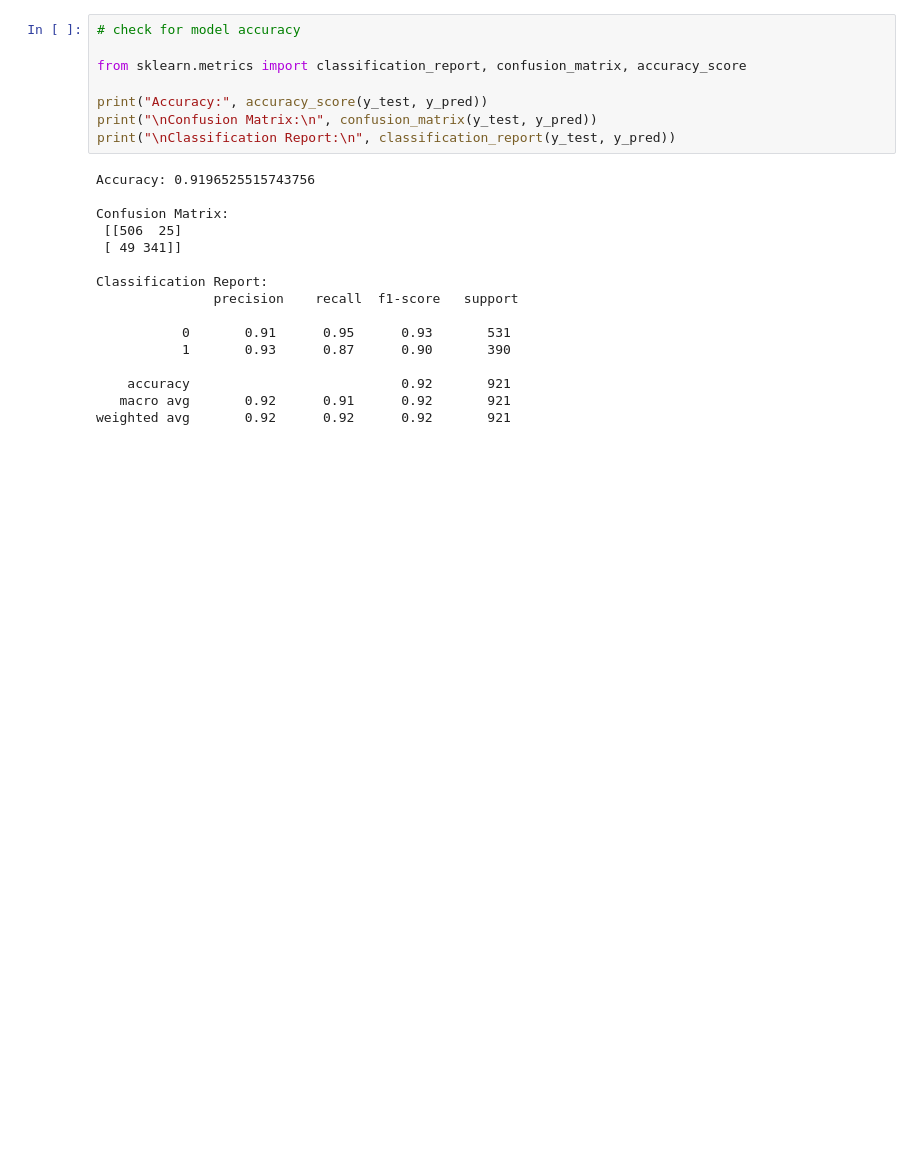
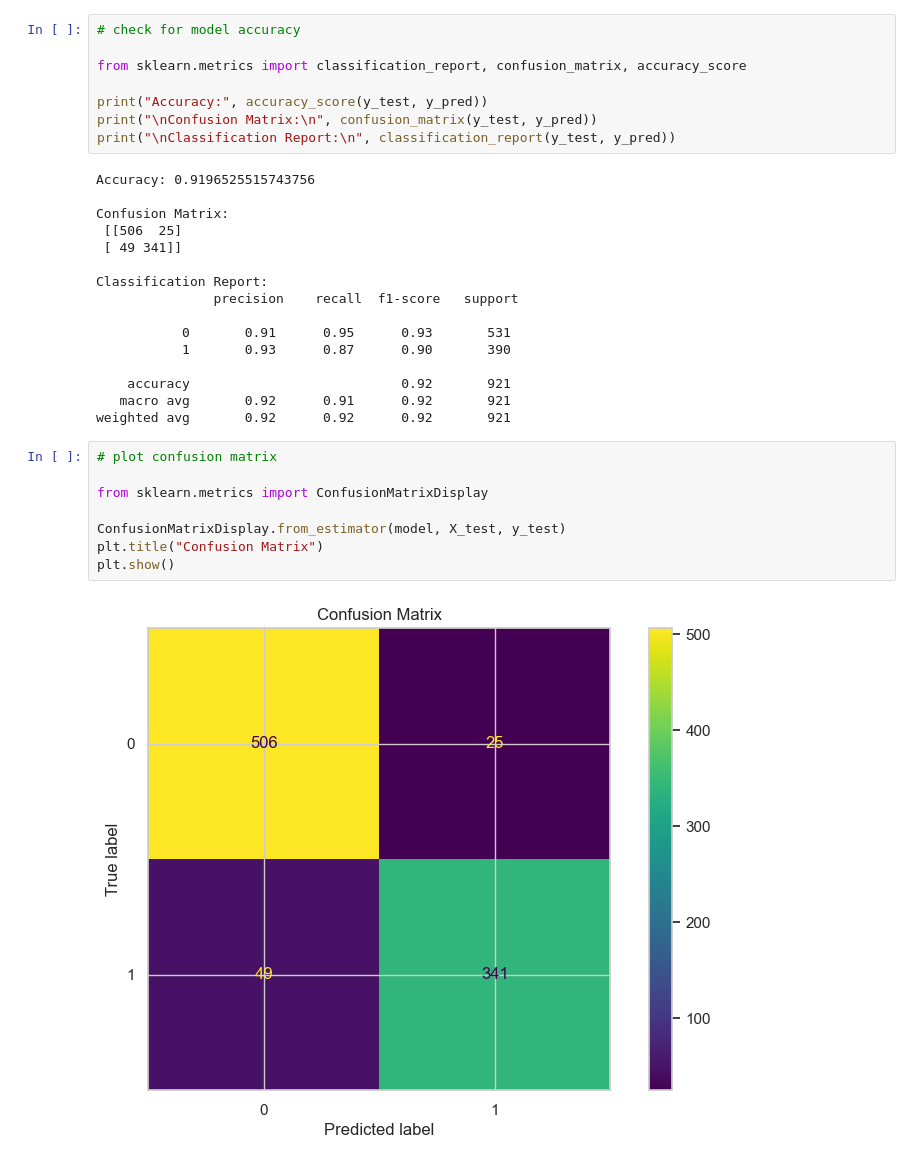
Before and after one commit to Veraeze/Logistic-Regression, a Jupyter notebook: email_spam_detection.ipynb, the cells around one changed output. Drawn from its saved outputs; the diff is of its cells as text; blank space fills up the shorter version.

```diff
--- a/email_spam_detection.ipynb
+++ b/email_spam_detection.ipynb
@@ -136,3 +136,13 @@ Classification Report:
     accuracy                           0.92       921
    macro avg       0.92      0.91      0.92       921
 weighted avg       0.92      0.92      0.92       921
+# %%
+# plot confusion matrix
+
+from sklearn.metrics import ConfusionMatrixDisplay
+
+ConfusionMatrixDisplay.from_estimator(model, X_test, y_test)
+plt.title("Confusion Matrix")
+plt.show()
+# %% [output]
+[figure, added]
```
Also changed, not shown: parts of 4 cells of this notebook.
